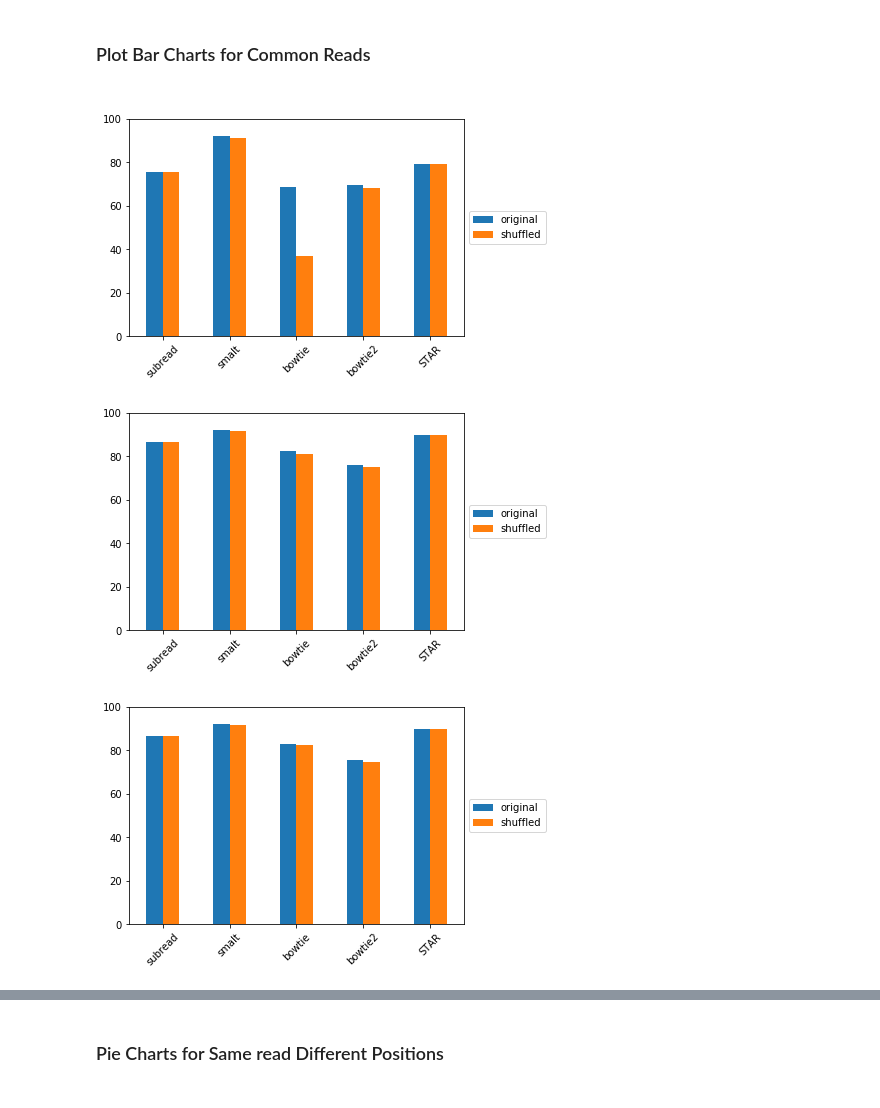
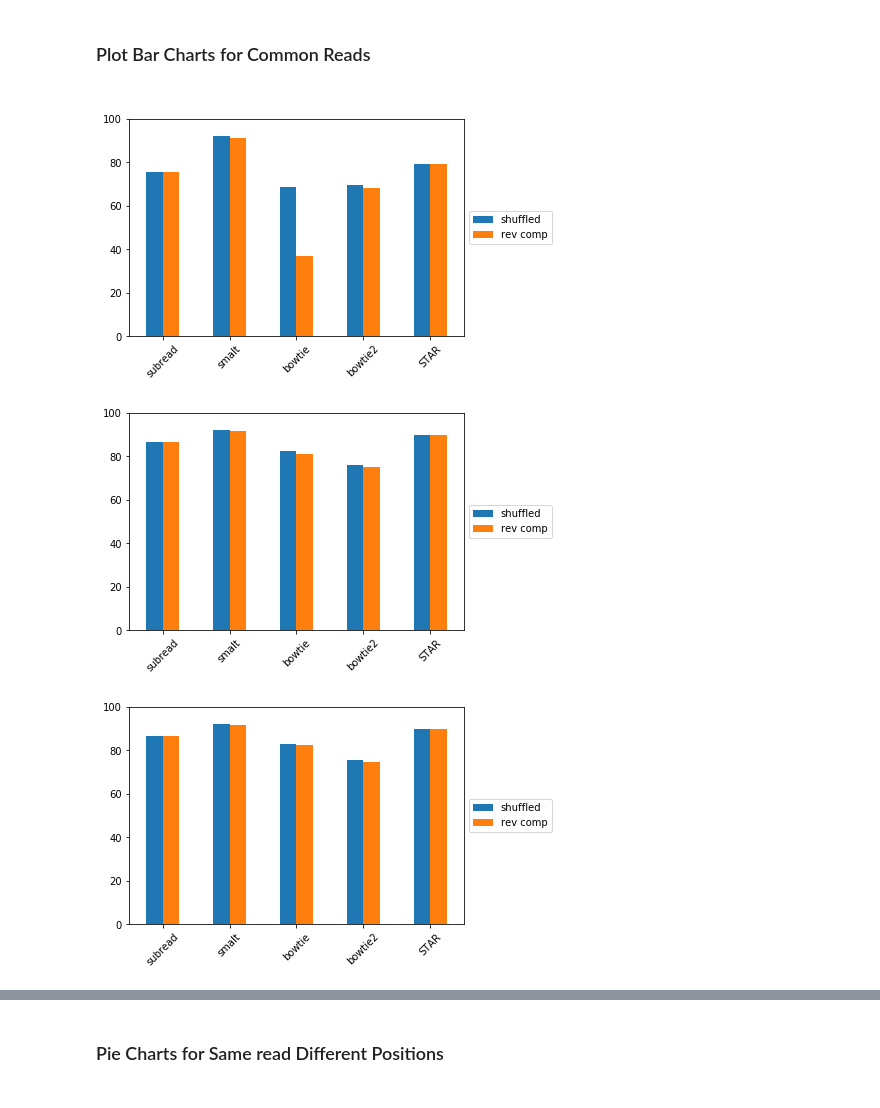
Before and after one commit to Pelin89/read.aligment.review, a Jupyter notebook: notebooks/tools_results.ipynb, the cells around one changed output, grey strips where cells are left out. Cells and saved outputs as stored; diff of their text form; code cells hidden in the pictures.

Commit message:
changed plots, add new bar plots

```diff
--- a/notebooks/tools_results.ipynb
+++ b/notebooks/tools_results.ipynb
@@ -121,17 +140,18 @@ def plot_bar1(samp, h):
         cur_tool = cur_tool[cur_tool['sample'] == samp]
         cur_tool=cur_tool[h]
         headers = cur_tool.iloc[:,1]
-#         print(headers)
         cur_tool_t=cur_tool.transpose()
         cur_tool=cur_tool_t.rename(columns=headers)
         cur_tool.insert(loc=0, column='original', value=read1_per)
         cur_tool=cur_tool.rename(index={'%read2': cur_tool.iloc[0,1]})
         cur_tool= cur_tool[3:]
+#         print(cur_tool)
+#         print(cur_tool)
         cols = ['o','s1','s2','s3']
         cur_tool.insert(loc = 1, column='shuffled', value = cur_tool[cols].astype(float).mean(axis=1))
-#         cur_tool=cur_tool.drop(cols, axis=1)
         cur_tool =cur_tool.drop(cols, axis=1)
-#         print(cur_tool)
+
+
         cur_tool_df.append(cur_tool)
 
     appended_data = pd.concat(cur_tool_df)
@@ -140,9 +160,10 @@ def plot_bar1(samp, h):
     ax.set_ylim(bottom=0, top=100)
     plt.legend(['original', 'shuffled', 'rev comp'],
                loc='center left', bbox_to_anchor=(1.0, 0.5))
+#     print(appended_data)
 
     plt.xticks(rotation=45)
 #     plt.savefig(samp + ".png", bbox_inches='tight', dpi=100)
 
-for i in range(len(all_samples)):
-    plot_bar1(all_samples[i], ['tool', 'original vs', '%read1', '%read2'])
+# for i in range(len(all_samples)):
+#     plot_bar1(all_samples[i], ['tool', 'original vs', '%read1', '%read2'])
@@ -160,34 +177,43 @@ def plot_bar2(samp, h):
     for i in range((len(new_tool_df))):
         cur_tool = new_tool_df[i]
 #         print(cur_tool)
         cur_tool[cur_tool['sample'] == samp]['%com_read']
         cur_tool = cur_tool[cur_tool['sample'] == samp]
         cur_tool=cur_tool[h]
         headers = cur_tool.iloc[:,1]
 #         print(headers)
         cur_tool_t=cur_tool.transpose()
         cur_tool=cur_tool_t.rename(columns=headers)
         cur_tool=cur_tool.rename(index={'%com_read': cur_tool.iloc[0,1]})
         cur_tool= cur_tool[2:]
         cols = ['o','s1','s2','s3']
         cur_tool.insert(loc = 1, column='shuffled', value = cur_tool[cols].astype(float).mean(axis=1))
 #         cur_tool=cur_tool.drop(cols, axis=1)
         cur_tool =cur_tool.drop(cols, axis=1)
 #         print(cur_tool)
         cur_tool_df.append(cur_tool)
 
     appended_data = pd.concat(cur_tool_df)
 
     ax=appended_data.plot(kind='bar')
     ax.set_ylim(bottom=0, top=100)
-    plt.legend(['original', 'shuffled', 'rev comp'],
+    plt.legend(['shuffled', 'rev comp'],
                loc='center left', bbox_to_anchor=(1.0, 0.5))
+#     print(appended_data)
 
     plt.xticks(rotation=45)
+#     plt.savefig(samp + ".png", bbox_inches='tight', dpi=100)
+
+# data_df=reduce(lambda x, y: pd.concat([x, y]), appended_data)
+
+
+# sns.boxplot(x="tool", y="unique mapped reads", hue="read version", data=data_df, palette="Set1",linewidth=2)
+
+
 
 for i in range(len(all_samples)):
        plot_bar2(all_samples[i], ['tool', 'original vs','%com_read'])
 # %% [output]
-[figure, old version]
+[figure, new version]
-[figure, old version]
+[figure, new version]
-[figure, old version]
+[figure, new version]
```
Also changed, not shown: parts of 14 cells of this notebook, 8 other files.
